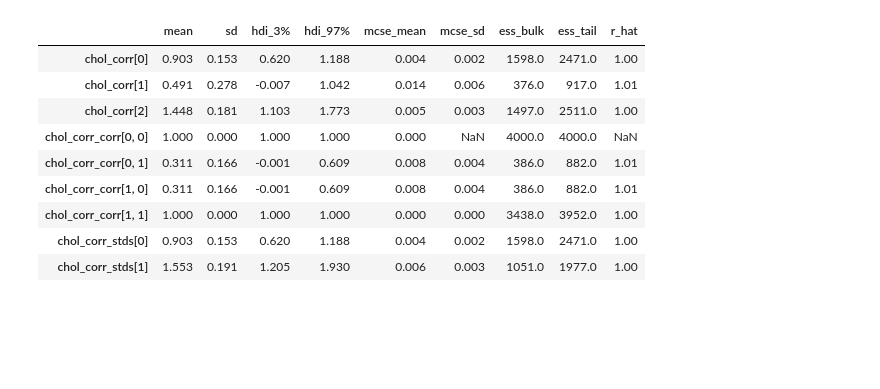
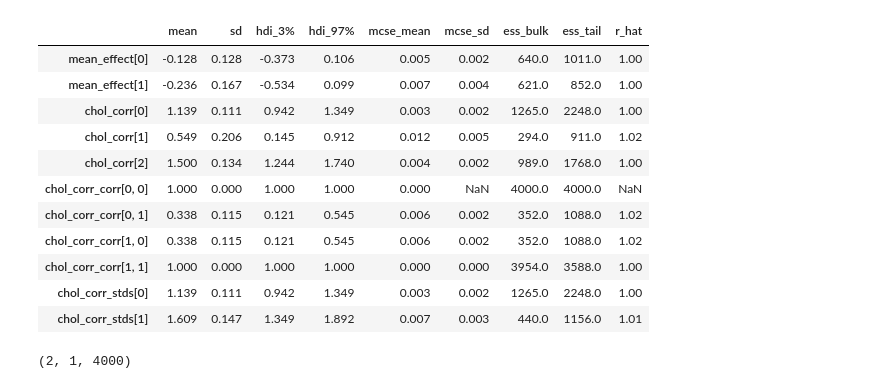
Before and after one commit to DrEntropy/multinom, a Jupyter notebook: random_effects_mn.ipynb, the cells around one changed output. Cells and saved outputs as stored; diff of their text form; code cells hidden in the pictures; blank space fills up the shorter version.

```diff
--- a/random_effects_mn.ipynb
+++ b/random_effects_mn.ipynb
@@ -1,51 +12,51 @@
 # %%
 import numpy as np
 import pandas as pd
-from scipy.stats import multivariate_normal, multinomial
+from scipy.stats import multivariate_normal
 from scipy.special import softmax
 
 np.random.seed(33)
 
 # Settings
-num_companies = 100
+num_groups = 100
 num_categories = 3  # categories: 0 (pivot), 1, 2 minimal non-trivial
 
+# mean effect is zero, but we could set it to something else
+mean_effect = np.zeros(num_categories - 1)
 
-# 1. Generate random effects for each company (for categories 1-3, pivot is category 0)
-mean_effect = np.zeros(num_categories - 1)
 # Define covariance matrix with correlations between categories
 cov_effect = np.array([
     [1.0, 0.5],
     [0.5, 2.0]
 ])
 
-company_effects = multivariate_normal.rvs(mean=mean_effect, cov=cov_effect, size=num_companies)
+group_effects = multivariate_normal.rvs(mean=mean_effect, cov=cov_effect, size=num_groups)
 # Add pivot logits = 0
-company_effects = np.hstack([np.zeros((num_companies, 1)), company_effects])
+group_effects = np.hstack([np.zeros((num_groups, 1)), group_effects])
 
-# Store company random effects in a DataFrame
-company_ids = [f'company_{i}' for i in range(num_companies)]
-company_effects_df = pd.DataFrame(company_effects, columns=[f'logit_{i}' for i in range(num_categories)])
-company_effects_df['company'] = company_ids
+# Store group random effects in a DataFrame
+group_ids = [f'group_{i}' for i in range(num_groups)]
+group_effects_df = pd.DataFrame(group_effects, columns=[f'logit_{i}' for i in range(num_categories)])
+group_effects_df['group'] = group_ids
 
-# 2. Generate observations per company
+# Generate observations per group
 data = []
-for idx, company in enumerate(company_ids):
-    n_obs = np.random.randint(7, 11)  # Between 7 and 10 observations per company
+for idx, group in enumerate(group_ids):
+    n_obs = np.random.poisson(30)  #  average 30 observations per group
 
 
-    logits = company_effects[idx]
+    logits = group_effects[idx]
     probs = softmax(logits)
     for obs in range(n_obs):
 
-        observed_type = np.random.choice(num_categories, p=probs)
+        observed_cat = np.random.choice(num_categories, p=probs)
 
         # Append observation
         data.append({
-            'company': company,
-            'company_id' : idx,
-            'type': f'type_{observed_type}',
-            'type_id': observed_type,
+            'group': group,
+            'group_id' : idx,
+            'cat': f'cat_{observed_cat}',
+            'cat_id': observed_cat,
         })
 
 # Convert to DataFrame
@@ -77,7 +90,7 @@ print(emp_cov)
 # %%
 import bambi as bmb
 
-model = bmb.Model('type ~  0+ (1| company)', data=simulated_df, family='categorical')
+model = bmb.Model('cat ~  (1| group)', data=simulated_df, family='categorical')
 results = model.fit()
 # %% [output]
 Initializing NUTS using jitter+adapt_diag...
@@ -161,17 +181,19 @@ Sampling 4 chains for 1_000 tune and 1_000 draw iterations (4_000 + 4_000 draws
 The effective sample size per chain is smaller than 100 for some parameters.  A higher number is needed for reliable rhat and ess computation. See https://arxiv.org/abs/1903.08008 for details
 # %%
-az.summary(trace, var_names = ["~z_company","~company_effects"])
+az.summary(trace, var_names = ["~z","~group_effects"])
 # %% [output]
 |  | mean | sd | hdi_3% | hdi_97% | mcse_mean | mcse_sd | ess_bulk | ess_tail | r_hat |
-| chol_corr[0] | 0.903 | 0.153 | 0.620 | 1.188 | 0.004 | 0.002 | 1598.0 | 2471.0 | 1.00 |
-| chol_corr[1] | 0.491 | 0.278 | -0.007 | 1.042 | 0.014 | 0.006 | 376.0 | 917.0 | 1.01 |
-| chol_corr[2] | 1.448 | 0.181 | 1.103 | 1.773 | 0.005 | 0.003 | 1497.0 | 2511.0 | 1.00 |
+| mean_effect[0] | -0.128 | 0.128 | -0.373 | 0.106 | 0.005 | 0.002 | 640.0 | 1011.0 | 1.00 |
+| mean_effect[1] | -0.236 | 0.167 | -0.534 | 0.099 | 0.007 | 0.004 | 621.0 | 852.0 | 1.00 |
+| chol_corr[0] | 1.139 | 0.111 | 0.942 | 1.349 | 0.003 | 0.002 | 1265.0 | 2248.0 | 1.00 |
+| chol_corr[1] | 0.549 | 0.206 | 0.145 | 0.912 | 0.012 | 0.005 | 294.0 | 911.0 | 1.02 |
+| chol_corr[2] | 1.500 | 0.134 | 1.244 | 1.740 | 0.004 | 0.002 | 989.0 | 1768.0 | 1.00 |
 | chol_corr_corr[0, 0] | 1.000 | 0.000 | 1.000 | 1.000 | 0.000 | NaN | 4000.0 | 4000.0 | NaN |
-| chol_corr_corr[0, 1] | 0.311 | 0.166 | -0.001 | 0.609 | 0.008 | 0.004 | 386.0 | 882.0 | 1.01 |
-| chol_corr_corr[1, 0] | 0.311 | 0.166 | -0.001 | 0.609 | 0.008 | 0.004 | 386.0 | 882.0 | 1.01 |
-| chol_corr_corr[1, 1] | 1.000 | 0.000 | 1.000 | 1.000 | 0.000 | 0.000 | 3438.0 | 3952.0 | 1.00 |
-| chol_corr_stds[0] | 0.903 | 0.153 | 0.620 | 1.188 | 0.004 | 0.002 | 1598.0 | 2471.0 | 1.00 |
-| chol_corr_stds[1] | 1.553 | 0.191 | 1.205 | 1.930 | 0.006 | 0.003 | 1051.0 | 1977.0 | 1.00 |
+| chol_corr_corr[0, 1] | 0.338 | 0.115 | 0.121 | 0.545 | 0.006 | 0.002 | 352.0 | 1088.0 | 1.02 |
+| chol_corr_corr[1, 0] | 0.338 | 0.115 | 0.121 | 0.545 | 0.006 | 0.002 | 352.0 | 1088.0 | 1.02 |
+| chol_corr_corr[1, 1] | 1.000 | 0.000 | 1.000 | 1.000 | 0.000 | 0.000 | 3954.0 | 3588.0 | 1.00 |
+| chol_corr_stds[0] | 1.139 | 0.111 | 0.942 | 1.349 | 0.003 | 0.002 | 1265.0 | 2248.0 | 1.00 |
+| chol_corr_stds[1] | 1.609 | 0.147 | 1.349 | 1.892 | 0.007 | 0.003 | 440.0 | 1156.0 | 1.01 |
 # %%
 import arviz as az
 # %%
@@ -180,3 +202,7 @@ corr = dat["chol_corr_corr"].values
 stds = dat["chol_corr_stds"].values[:,None,:]
 # %%
 covariances = corr * stds * stds.transpose(1, 0, 2)
+# %%
+stds.shape
+# %% [output]
+(2, 1, 4000)
```
Also changed, not shown: parts of 14 cells of this notebook, 3 other files.
